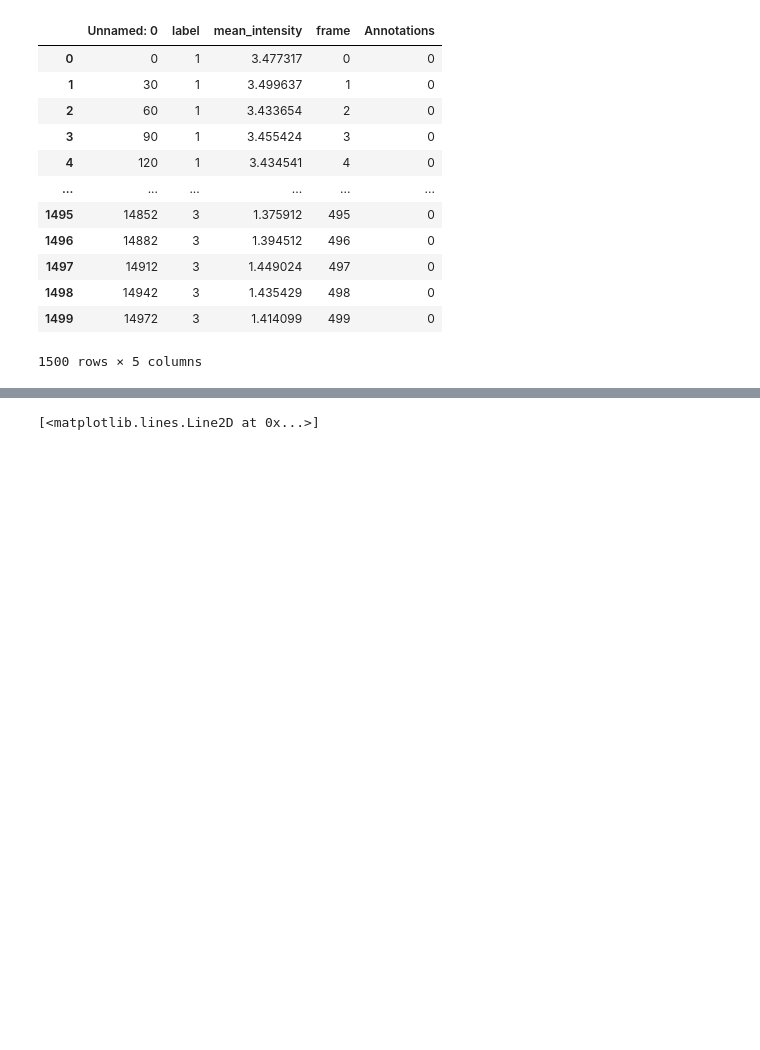
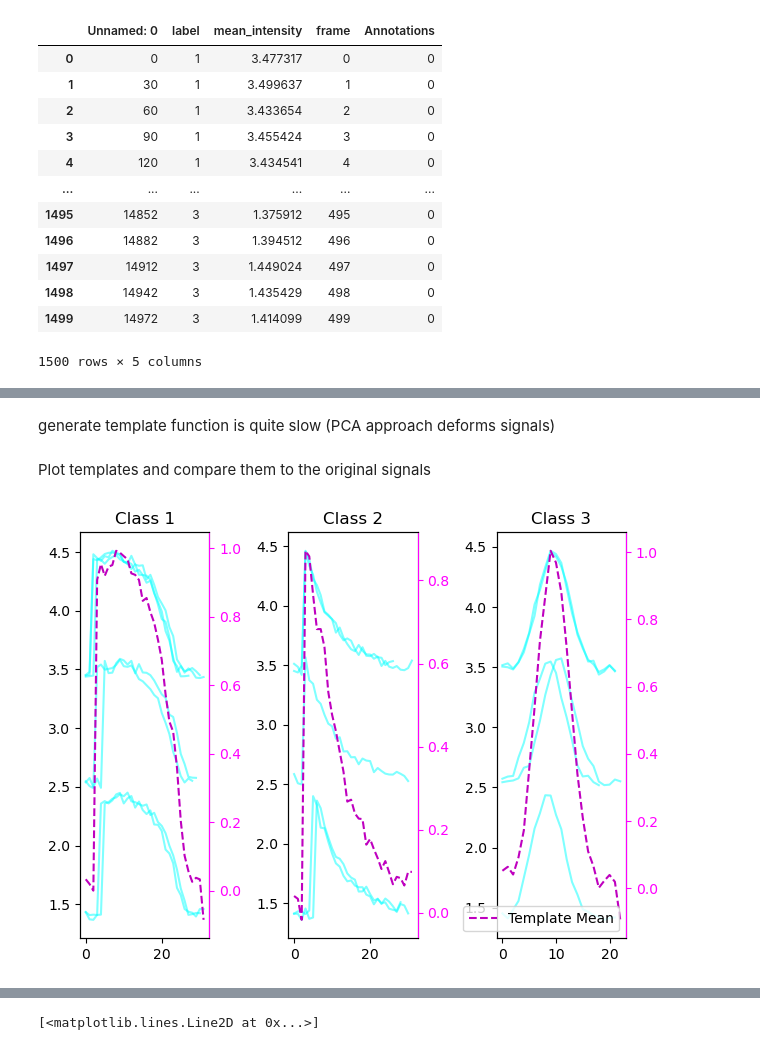
Before and after one commit to zoccoler/napari-signal-classifier, a Jupyter notebook: notebooks/WIP_sub_signal_classification_step_by_step.ipynb, the cells around one changed output, grey strips where cells are left out. Drawn from its saved outputs; the diff is of its cells as text; code cells hidden in the pictures; blank space fills up the shorter version.

```diff
--- a/notebooks/WIP_sub_signal_classification_step_by_step.ipynb
+++ b/notebooks/WIP_sub_signal_classification_step_by_step.ipynb
@@ -374,0 +412,3 @@ for i, (signal_class, signals) in enumerate(signals_by_class.items()):
+# %%
+sub_signal_collection = extract_sub_signals(table_training, 'mean_intensity', 'label', 'Annotations', 'frame')
+sub_signal_collection
@@ -374,0 +448,20 @@ for i, (signal_class, signals) in enumerate(signals_by_class.items()):
+# %%
+def interpolate_samples(signal, n_samples):
+    # Resample the signal segment to a fixed number of samples using spline interpolation
+    x = np.arange(len(signal))
+    x_new = np.linspace(0, len(signal), n_samples)
+    spline = make_interp_spline(x, signal, k=3)
+    return spline(x_new)
+# %%
+df_resampled = pd.DataFrame([])
+for i, sub_signal in enumerate(sub_signal_collection.sub_signals):
+    sub_table = pd.DataFrame(interpolate_samples(sub_signal.data, sub_signal_collection.max_length_per_category[sub_sig.category]), columns=['mean_intensity_interpolated'])
+    sub_table['sub_label'] = i + 1
+    sub_table['original_label'] = sub_signal.label
+    sub_table['original_start_frame'] = sub_signal.start_frame
+    sub_table['original_end_frame'] = sub_signal.end_frame
+    sub_table['frame_resampled'] = np.linspace(sub_signal.start_frame, sub_signal.end_frame, sub_signal_collection.max_length_per_category[sub_sig.category])
+    sub_table['category'] = sub_signal.category
+
+    df_resampled = pd.concat([df_resampled, sub_table], axis=0)
+df_resampled
@@ -374,0 +631,23 @@ for i, (signal_class, signals) in enumerate(signals_by_class.items()):
+# %% [markdown]
+generate template function is quite slow (PCA approach deforms signals)
+# %% [markdown]
+Plot templates and compare them to the original signals
+# %%
+sub_signal_templates_mean = generate_templates_by_category(sub_signal_collection)
+# %%
+# Plot all signals separated by class in a different column
+fig, ax = plt.subplots(1, len(sub_signal_templates_mean))
+for sub_sig in sub_signal_collection.sub_signals:
+    ax[sub_sig.category-1].plot(sub_sig.data, 'cyan', alpha=0.5)
+    ax[sub_sig.category-1].set_title(f'Class {sub_sig.category}')
+
+for i, template_mean in sub_signal_templates_mean.items():
+    ax2 = ax[i-1].twinx()
+    ax2.yaxis.label.set_color('magenta')
+    ax2.tick_params(axis='y', colors='magenta')
+    ax2.spines['right'].set_color('magenta')
+    ax2.plot(template_mean, 'm--', label='Template Mean')
+ax2.legend()
+plt.tight_layout()
+# %% [output]
+[figure, added]
```
Also changed, not shown: parts of 71 cells of this notebook.
